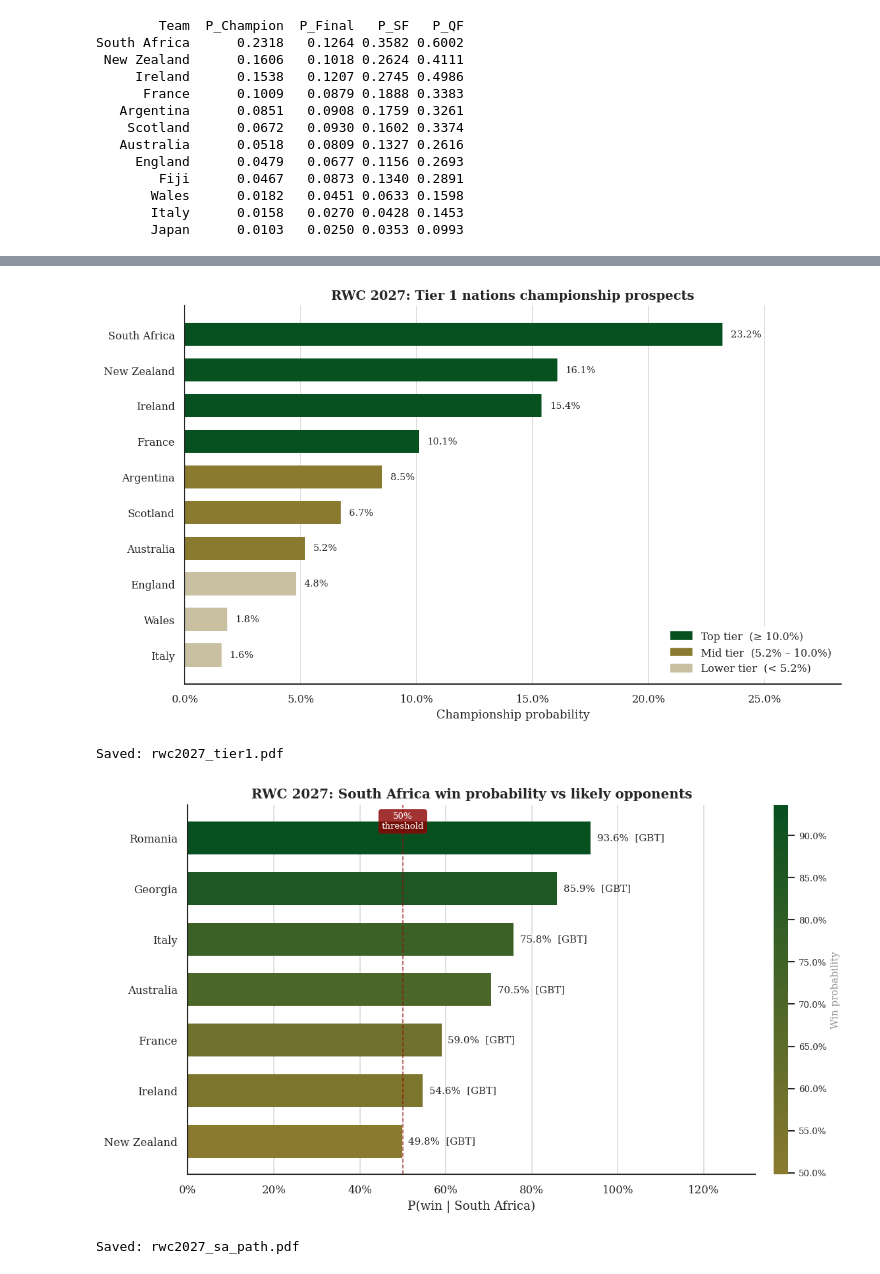
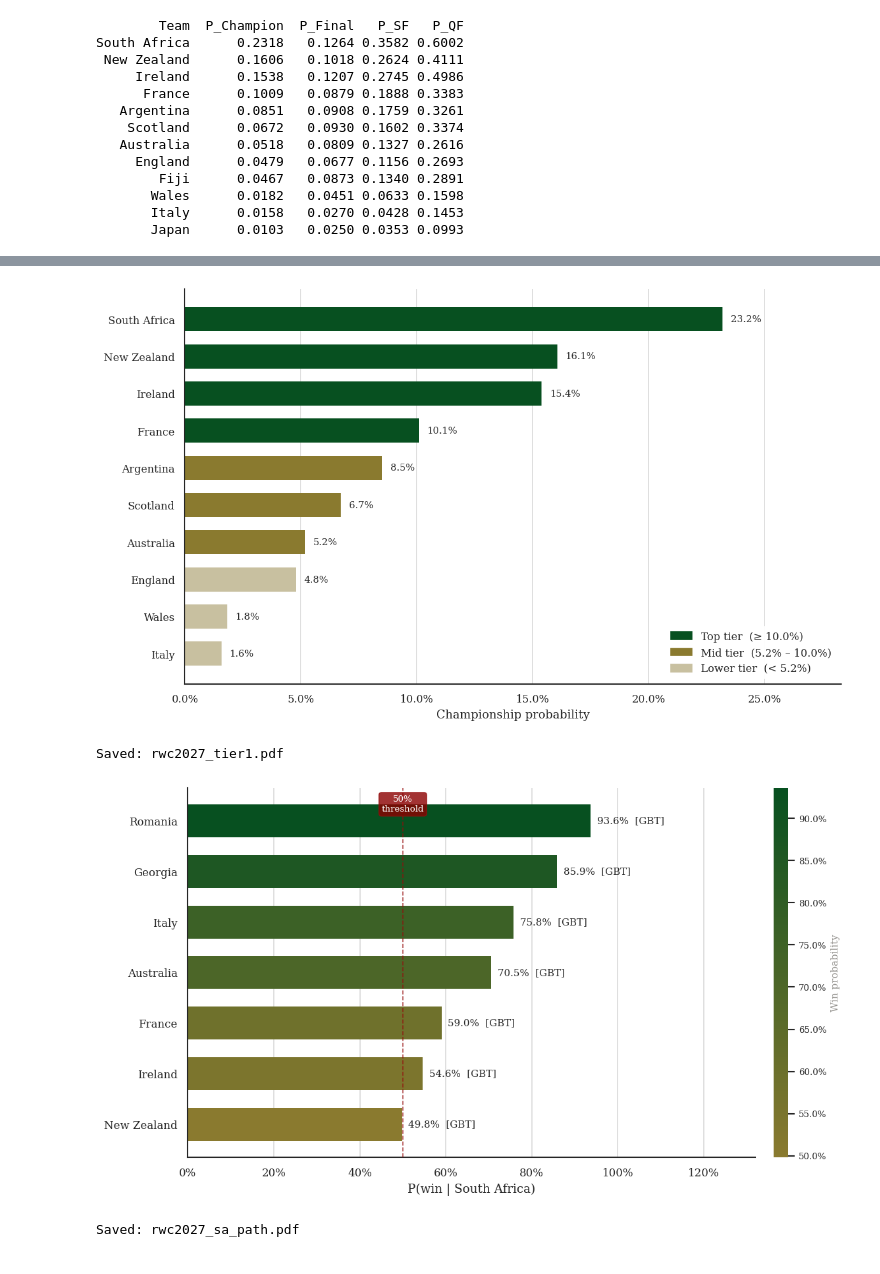
Before and after one commit to brandtami/springboks-rugby-analytics, a Jupyter notebook: notebooks/05_model_application.ipynb, the cells around one changed output, grey strips where cells are left out. Drawn from its saved outputs; the diff is of its cells as text; code cells hidden in the pictures.

```diff
--- a/notebooks/05_model_application.ipynb
+++ b/notebooks/05_model_application.ipynb
@@ -451,7 +447,6 @@ legend_handles = [
 ]
 ax.legend(handles=legend_handles, loc='lower right', frameon=True, facecolor='white', edgecolor='white')
 ax.set_xlabel('Championship probability')
-ax.set_title('RWC 2027: Tier 1 nations championship prospects')
 ax.xaxis.set_major_formatter(mpl.ticker.PercentFormatter(xmax=1))
 ax.set_xlim(0, t1.P_Champion.max() * 1.22)
 ax.xaxis.grid(True)
@@ -460,7 +455,7 @@ ax.set_axisbelow(True)
 plt.tight_layout()
 save_fig('rwc2027_tier1.pdf')
 # %% [output]
-[figure, old version]
+[figure, new version]
 Saved: rwc2027_tier1.pdf
 # %%
 norm   = mpl.colors.Normalize(vmin=sa_df.P_win.min(), vmax=sa_df.P_win.max())
@@ -476,35 +471,34 @@ ax.annotate('50%\nthreshold',
             xy=(0.5, 0.98), xycoords=('data', 'axes fraction'),
             fontsize=8, color="#ffffff", ha='center', va='top',
             bbox=dict(boxstyle='round,pad=0.3', fc='darkred', ec="#960d0d",
                       alpha=0.8, lw=0.8))
 
 for i, (_, row) in enumerate(sa_df.iterrows()):
     ax.text(row.P_win + 0.015, i,
             f"{row.P_win:.1%}  [{row.Method}]",
             va='center', fontsize=9)
 
 # Colorbar — kein tight_layout-Konflikt via subplots_adjust
 sm = mpl.cm.ScalarMappable(cmap=bok_cmap, norm=norm)
 sm.set_array([])
 cbar = fig.colorbar(sm, ax=ax, orientation='vertical',
                     fraction=0.025, pad=0.03, aspect=25)
 cbar.set_label('Win probability', fontsize=9, color=GREY)
 cbar.ax.yaxis.set_major_formatter(mpl.ticker.PercentFormatter(xmax=1))
 cbar.ax.tick_params(labelsize=8)
 cbar.outline.set_visible(False)
 
 ax.set_xlabel('P(win | South Africa)')
-ax.set_title('RWC 2027: South Africa win probability vs likely opponents')
 ax.xaxis.set_major_formatter(mpl.ticker.PercentFormatter(xmax=1))
 ax.set_xlim(0, 1.32)
 ax.xaxis.grid(True)
 ax.yaxis.grid(False)
 ax.set_axisbelow(True)
 
 fig.subplots_adjust(left=0.12, right=0.88, top=0.90, bottom=0.12)
 save_fig('rwc2027_sa_path.pdf')
 # %% [output]
-[figure, old version]
+[figure, new version]
 Saved: rwc2027_sa_path.pdf
 # %%
 sa     = results_df[results_df.Team == 'South Africa'].iloc[0]
```
Also changed, not shown: parts of 3 cells of this notebook, 48 other files.
